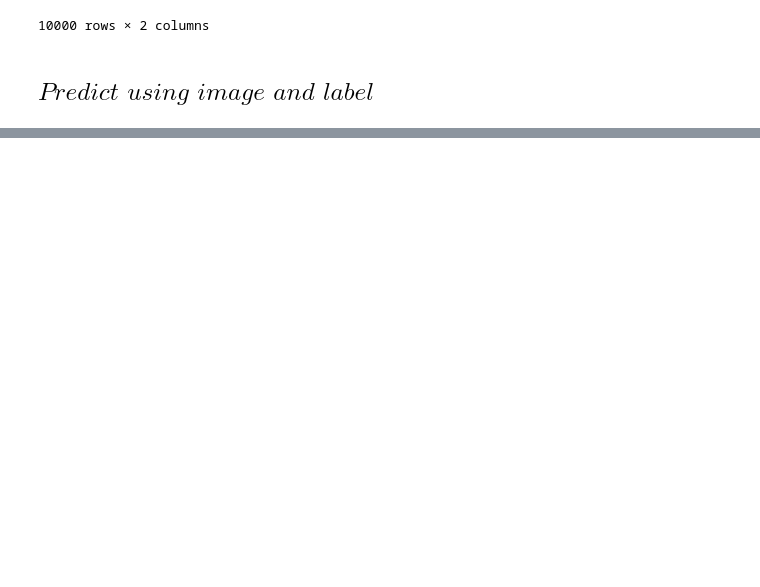
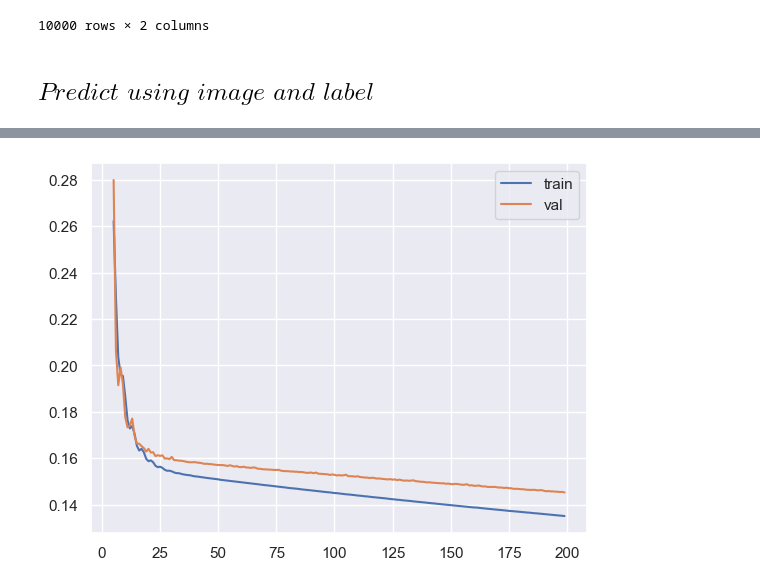
Before and after one commit to GonzaLinares/TP1_RN, a Jupyter notebook: MorphometricMNIST/main.ipynb, the cells around one changed output, grey strips where cells are left out. Saved outputs shown, nothing was run; the diff lists cells and outputs as text; code cells hidden in the pictures; blank space fills up the shorter version.

```diff
--- a/MorphometricMNIST/main.ipynb
+++ b/MorphometricMNIST/main.ipynb
@@ -289,0 +448,9 @@ INFO:tensorflow:Assets written to: ./Model/MorphometricMNISTEmbedding1\assets
+# %%
+mode = load_model("./Model/MorphometricMNIST_H", compile=False)
+histo = pd.read_csv("./Model/MorphometricMNIST_H/training_history.log")
+plt.plot(histo["mae"][5:], label="train")
+plt.plot(histo["val_mae"][5:], label="val")
+plt.legend()
+plt.show()
+# %% [output]
+[figure, added]
```
Also changed, not shown: parts of 33 cells of this notebook, 16 other files.
